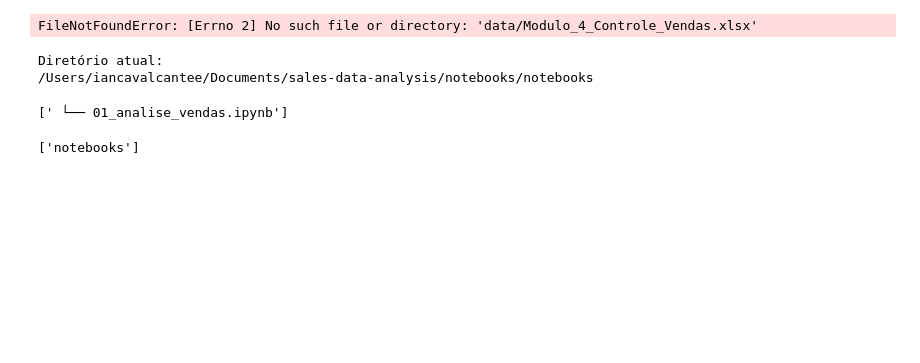
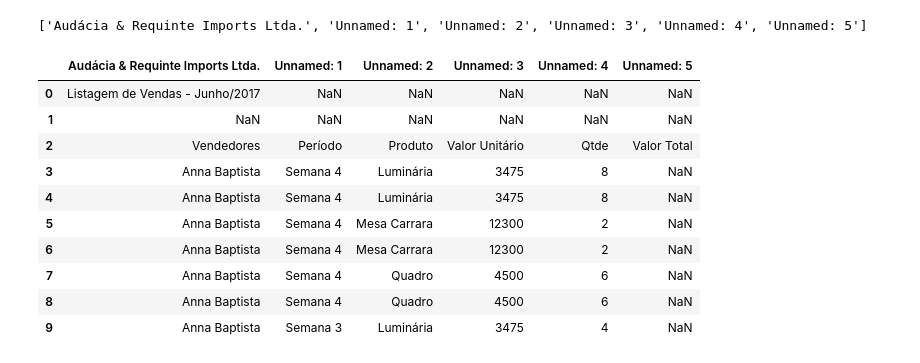
Before and after one commit to devcavalcante1/sales-data-analysis, a Jupyter notebook: notebooks/notebooks/01_analise_vendas.ipynb, the cells around one changed output. Cells and saved outputs as stored; diff of their text form; code cells hidden in the pictures; blank space fills up the shorter version.

Commit message:
Update notebook 18.08.26

```diff
--- a/notebooks/notebooks/01_analise_vendas.ipynb
+++ b/notebooks/notebooks/01_analise_vendas.ipynb
@@ -23,22 +58,23 @@ print(os.getcwd())
+# %%
+print(df.columns.tolist())
+# %% [output]
+['Audácia & Requinte Imports Ltda.', 'Unnamed: 1', 'Unnamed: 2', 'Unnamed: 3', 'Unnamed: 4', 'Unnamed: 5']
+# %%
+df.head(10)
+# %% [output]
+|  | Audácia & Requinte Imports Ltda. | Unnamed: 1 | Unnamed: 2 | Unnamed: 3 | Unnamed: 4 | Unnamed: 5 |
+| 0 | Listagem de Vendas - Junho/2017 | NaN | NaN | NaN | NaN | NaN |
+| 1 | NaN | NaN | NaN | NaN | NaN | NaN |
+| 2 | Vendedores | Período | Produto | Valor Unitário | Qtde | Valor Total |
+| 3 | Anna Baptista | Semana 4 | Luminária | 3475 | 8 | NaN |
+| 4 | Anna Baptista | Semana 4 | Luminária | 3475 | 8 | NaN |
+| 5 | Anna Baptista | Semana 4 | Mesa Carrara | 12300 | 2 | NaN |
+| 6 | Anna Baptista | Semana 4 | Mesa Carrara | 12300 | 2 | NaN |
+| 7 | Anna Baptista | Semana 4 | Quadro | 4500 | 6 | NaN |
+| 8 | Anna Baptista | Semana 4 | Quadro | 4500 | 6 | NaN |
+| 9 | Anna Baptista | Semana 3 | Luminária | 3475 | 4 | NaN |
 # %%
-df = pd.read_excel("data/Modulo_4_Controle_Vendas.xlsx")
+df = pd.read_excel(
+    "../../data/Modulo_4_Controle_Vendas.xlsx",
+    header=2
+)
-# %% [output]
-FileNotFoundError: [Errno 2] No such file or directory: 'data/Modulo_4_Controle_Vendas.xlsx'
-# %%
-import os
-
-print("Diretório atual:")
-print(os.getcwd())
-# %% [output]
-Diretório atual:
-/Users/iancavalcantee/Documents/sales-data-analysis/notebooks/notebooks
-# %%
-import os
-
-print(os.listdir())
-# %% [output]
-[' └── 01_analise_vendas.ipynb']
-# %%
-print(os.listdir("../"))
-# %% [output]
-['notebooks']
```
Also changed, not shown: parts of 16 cells of this notebook.
